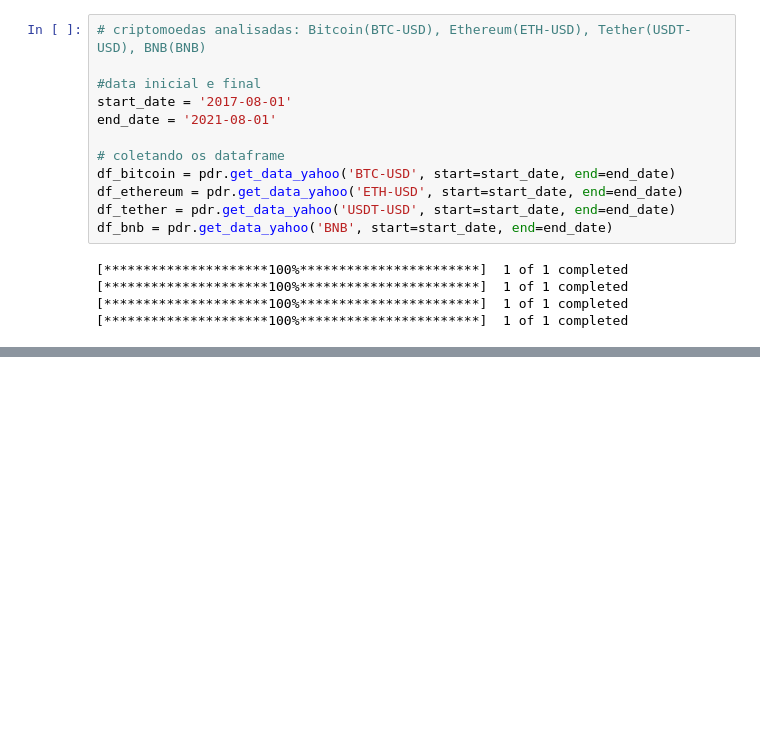
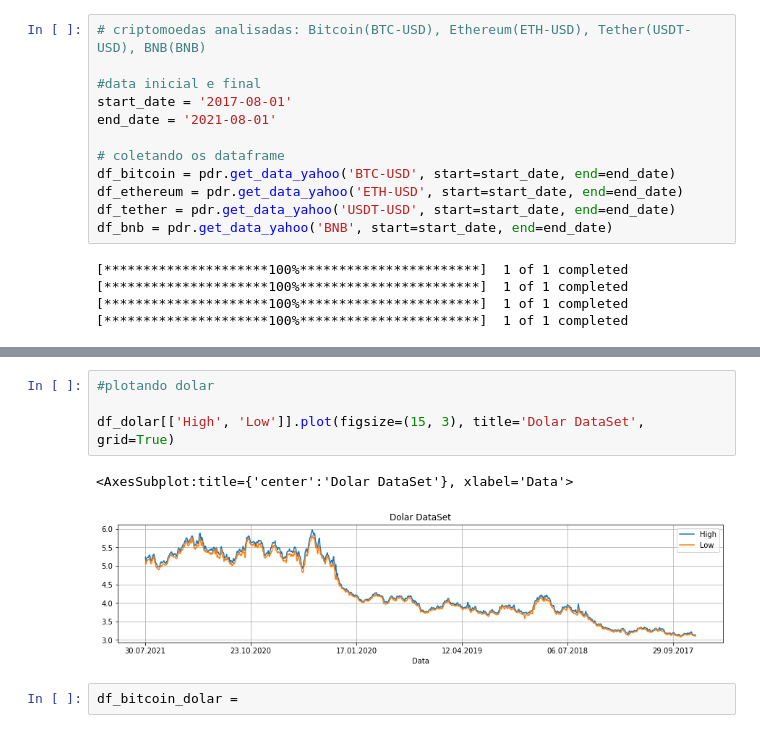
Before and after one commit to Jadeilson08/tcc-data-science, a Jupyter notebook: tcc.ipynb, the cells around one changed output, grey strips where cells are left out. Saved outputs shown, nothing was run; the diff lists cells and outputs as text; blank space fills up the shorter version.

```diff
--- a/tcc.ipynb
+++ b/tcc.ipynb
@@ -108,0 +127,9 @@ df_dolar.head()
+# %%
+#plotando dolar
+
+df_dolar[['High', 'Low']].plot(figsize=(15, 3), title='Dolar DataSet', grid=True)
+# %% [output]
+<AxesSubplot:title={'center':'Dolar DataSet'}, xlabel='Data'>
+[figure, added]
+# %%
+df_bitcoin_dolar =
```
Also changed, not shown: parts of 10 cells of this notebook.
